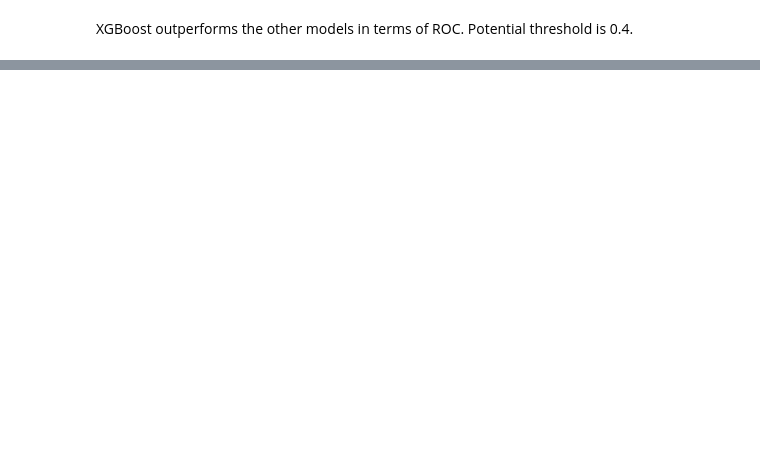
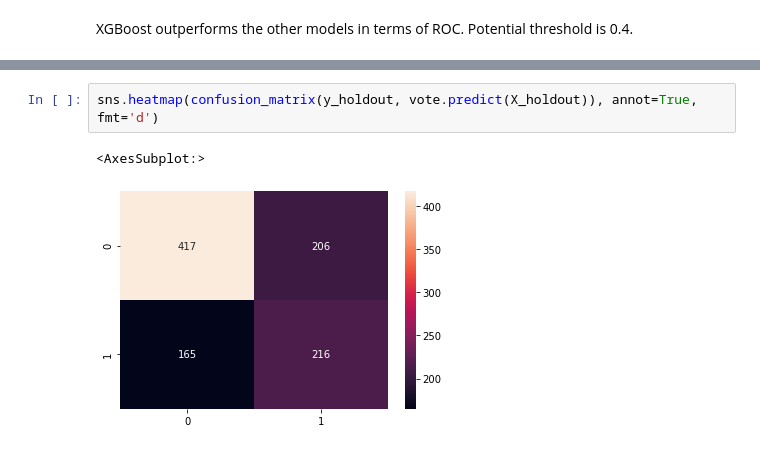
Before and after one commit to aauyeung19/Metis-Project-3, a Jupyter notebook: lib/model_eval.ipynb, the cells around one changed output, grey strips where cells are left out. Drawn from its saved outputs; the diff is of its cells as text; blank space fills up the shorter version.

```diff
--- a/lib/model_eval.ipynb
+++ b/lib/model_eval.ipynb
@@ -151,0 +171,5 @@ rf_df.sort_values(by='rank_test_score').head(10)
+# %%
+sns.heatmap(confusion_matrix(y_holdout, vote.predict(X_holdout)), annot=True, fmt='d')
+# %% [output]
+<AxesSubplot:>
+[figure, added]
```
Also changed, not shown: parts of 24 cells of this notebook.
